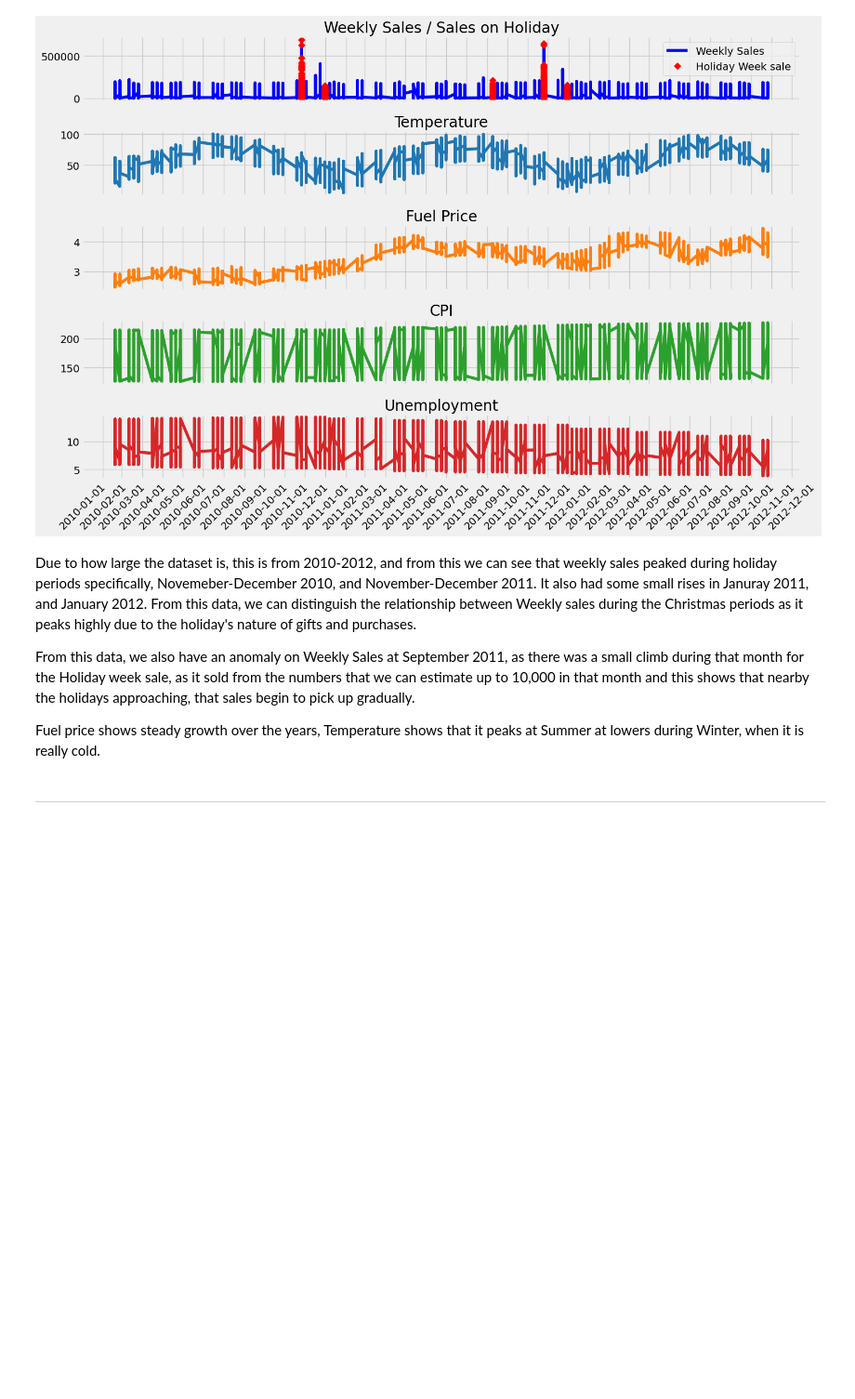
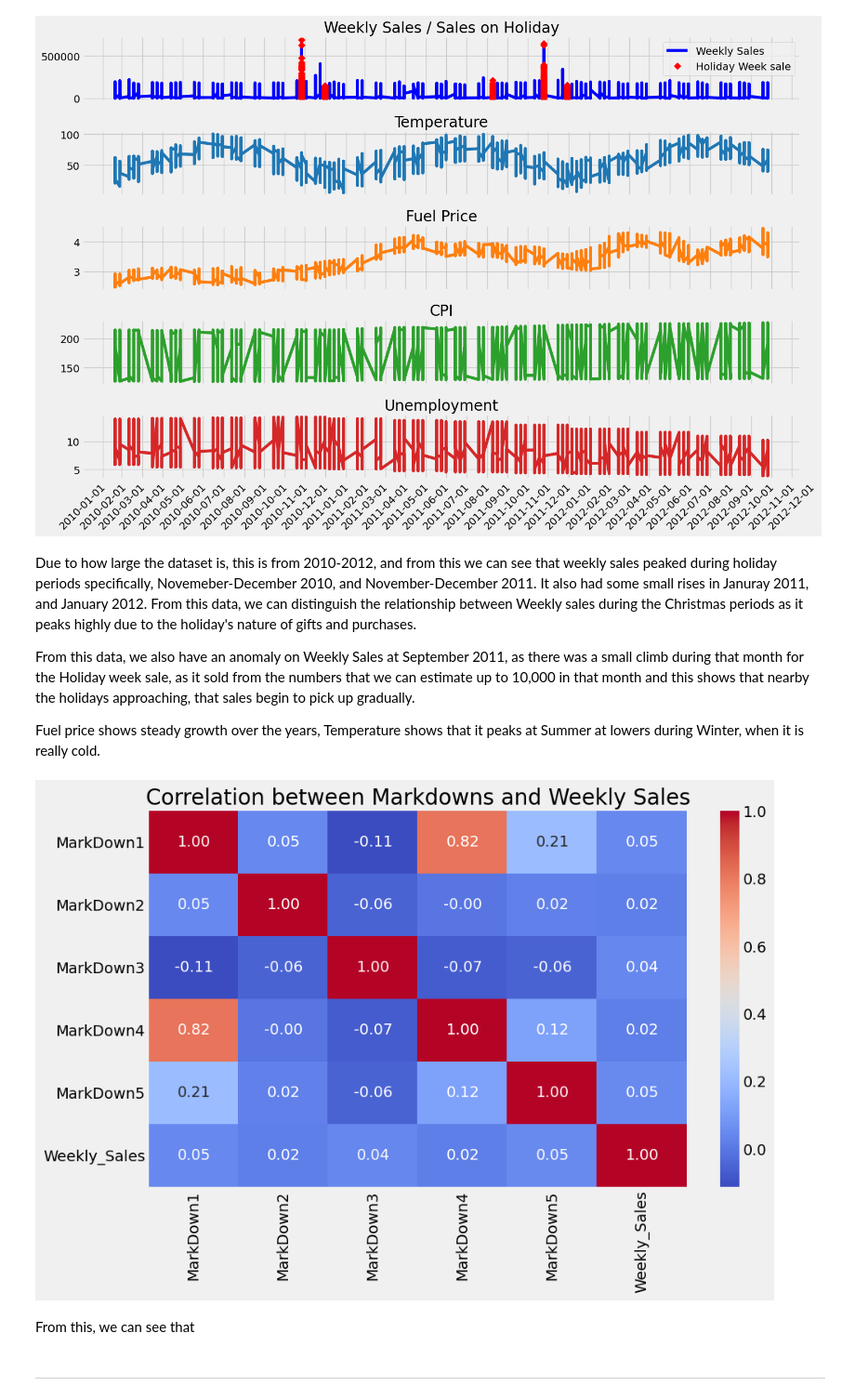
Before and after one commit to Hasnain-S1/hackathon-1, a Jupyter notebook: jupyter_notebooks/Notebook_Template.ipynb, the cells around one changed output. Shown at 93% size. Drawn from its saved outputs; the diff is of its cells as text; code cells hidden in the pictures; blank space fills up the shorter version.

```diff
--- a/jupyter_notebooks/Notebook_Template.ipynb
+++ b/jupyter_notebooks/Notebook_Template.ipynb
@@ -365,6 +365,19 @@ Due to how large the dataset is, this is from 2010-2012, and from this we can se
 From this data, we also have an anomaly on Weekly Sales at September 2011, as there was a small climb during that month for the Holiday week sale, as it sold from the numbers that we can estimate up to 10,000 in that month and this shows that nearby the holidays approaching, that sales begin to pick up gradually.
 
 Fuel price shows steady growth over the years, Temperature shows that it peaks at Summer at lowers during Winter, when it is really cold.
+# %%
+markdown_columns = ['MarkDown1', 'MarkDown2', 'MarkDown3', 'MarkDown4', 'MarkDown5']
+markdown_sales_corr = final_merge[markdown_columns + ['Weekly_Sales']].corr()
+
+# Visualize the correlation between markdowns and sales
+plt.figure(figsize=(10, 6))
+sns.heatmap(markdown_sales_corr, annot=True, cmap='coolwarm', fmt='.2f')
+plt.title("Correlation between Markdowns and Weekly Sales")
+plt.show()
+# %% [output]
+[figure, added]
+# %% [markdown]
+From this, we can see that
 # %% [markdown]
 ---
 # %% [markdown]
```
Also changed, not shown: parts of 1 cell of this notebook.
